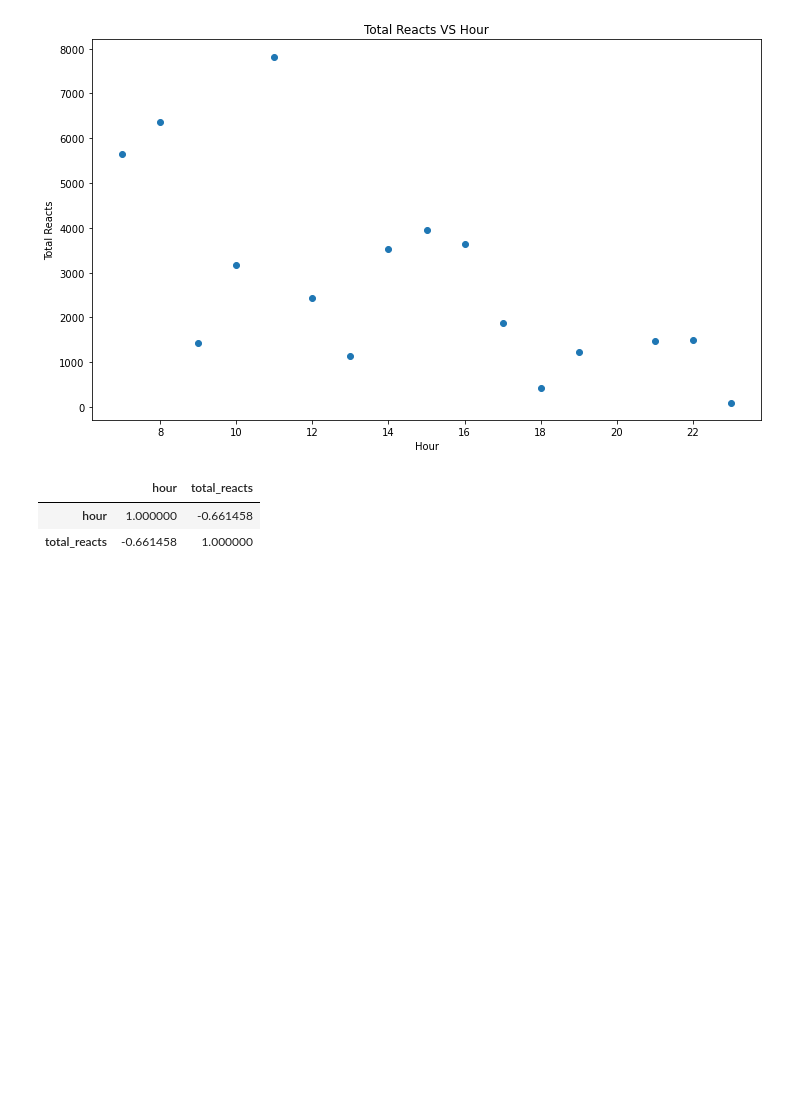
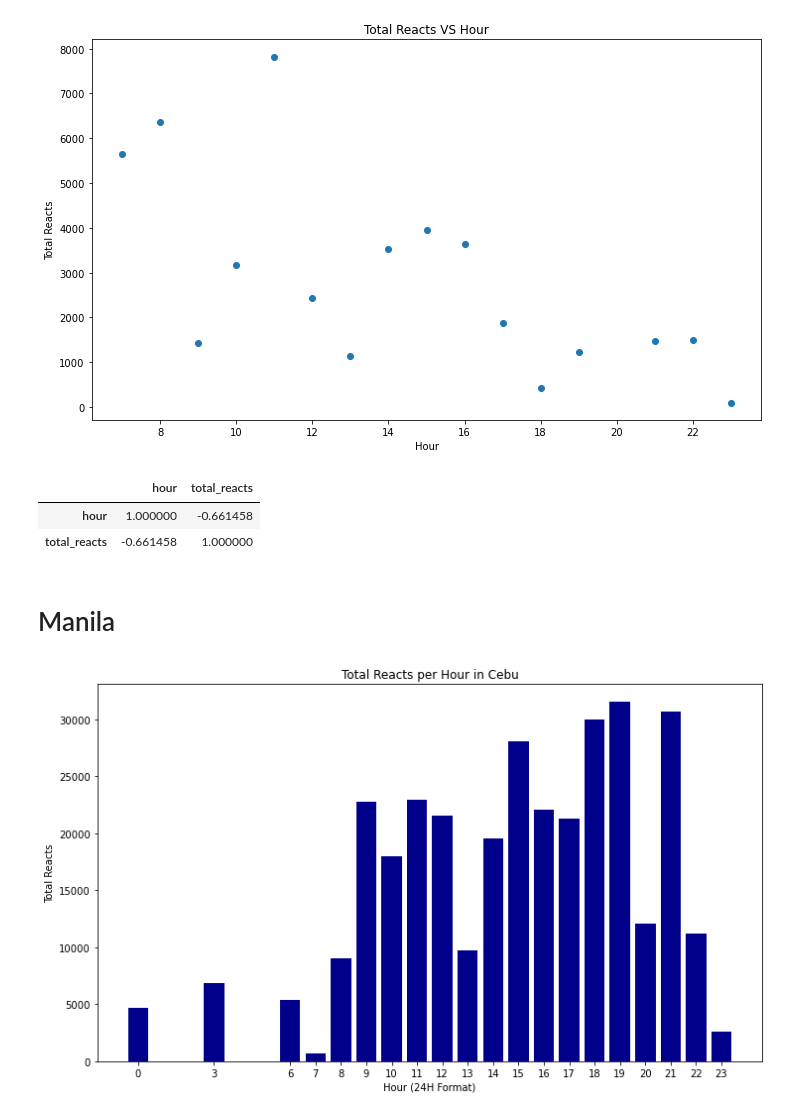
Before and after one commit to ngltrs/projectdraft, a Jupyter notebook: Engagement VS Hour.ipynb, the cells around one changed output. Cells and saved outputs as stored; diff of their text form; code cells hidden in the pictures; blank space fills up the shorter version.

Commit message:
added manila and qc

```diff
--- a/Engagement VS Hour.ipynb
+++ b/Engagement VS Hour.ipynb
@@ -41,3 +43,30 @@ grouped_df.corr()
 |  | hour | total_reacts |
 | hour | 1.000000 | -0.661458 |
 | total_reacts | -0.661458 | 1.000000 |
+# %% [markdown]
+# Manila
+# %%
+import pandas as pd
+import matplotlib.pyplot as plt
+import matplotlib.dates as mdates
+%matplotlib inline
+
+filename = "./data/itm-final-project-manila.csv"
+df = pd.read_csv(filename)
+
+df['hour'] = pd.to_datetime(df['time']).dt.hour #https://intellipaat.com/community/32903/pandas-convert-strings-to-time-without-date
+grouped_df = df.groupby(['hour'])['total_reacts'].sum()
+grouped_df = grouped_df.to_frame()
+grouped_df.reset_index(inplace=True)
+
+# for bar graph
+fig, ax = plt.subplots(figsize = (12,7))
+
+ax.bar(height=grouped_df['total_reacts'] , x=grouped_df['hour'], color = 'DarkBlue')
+ax.set_xticks(list(grouped_df['hour']))
+ax.set_xlabel('Hour (24H Format)')
+ax.set_ylabel('Total Reacts')
+ax.set_title('Total Reacts per Hour in Cebu')
+plt.show()
+# %% [output]
+[figure, added]
```
Also changed, not shown: parts of 7 cells of this notebook.
